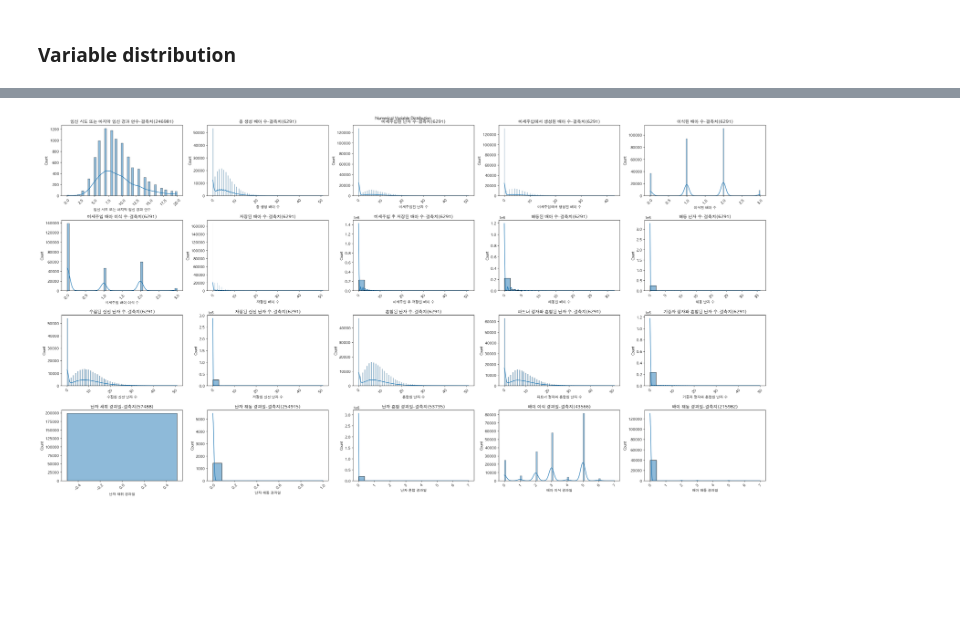
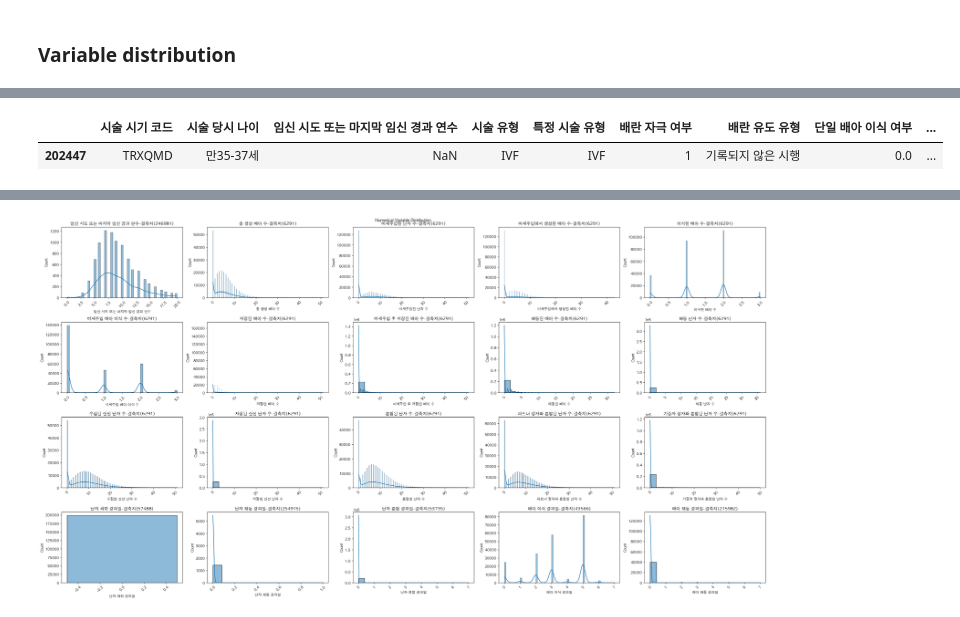
Before and after one commit to LEEINSEO-0118/LG_Aimers_Infertility, a Jupyter notebook: Code/eda.ipynb, the cells around one changed output, grey strips where cells are left out. Saved outputs shown, nothing was run; the diff lists cells and outputs as text; code cells hidden in the pictures; blank space fills up the shorter version.

```diff
--- a/Code/eda.ipynb
+++ b/Code/eda.ipynb
@@ -153,3 +164,8 @@ train['착상 전 유전 진단 사용 여부'].value_counts(), train['착상
+# %%
+train[train[col] == '1']
+# %% [output]
+|  | 시술 시기 코드 | 시술 당시 나이 | 임신 시도 또는 마지막 임신 경과 연수 | 시술 유형 | 특정 시술 유형 | 배란 자극 여부 | 배란 유도 유형 | 단일 배아 이식 여부 | ... |
+| 202447 | TRXQMD | 만35-37세 | NaN | IVF | IVF | 1 | 기록되지 않은 시행 | 0.0 | ... |
 # %%
 cat_col_len = len(categorical_columns)
 cols = 5
```
Also changed, not shown: parts of 37 cells of this notebook.
